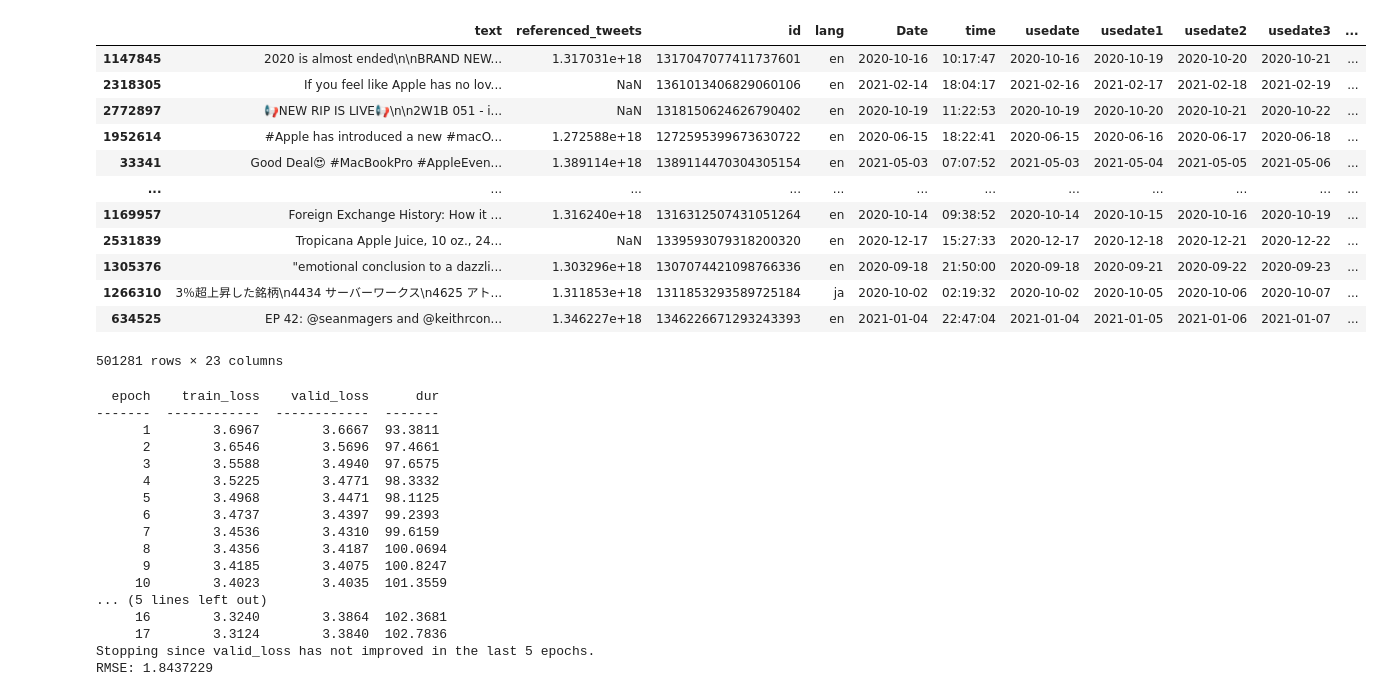
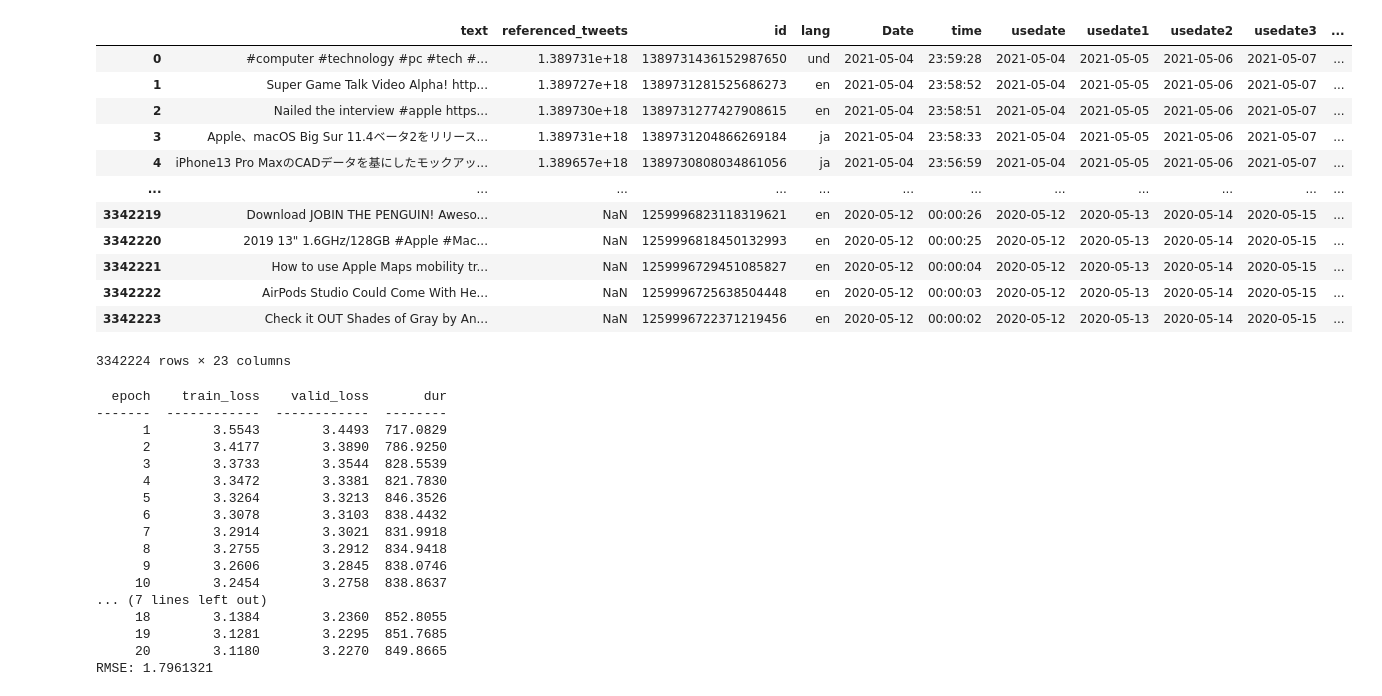
Before and after one commit to nathanindrakumar/Final_Project, a Jupyter notebook: Untitled1.ipynb, the cells around one changed output. Drawn from its saved outputs; the diff is of its cells as text; code cells hidden in the pictures.

```diff
--- a/Untitled1.ipynb
+++ b/Untitled1.ipynb
@@ -34,41 +34,42 @@ def typechange(x):
 typetransform = FunctionTransformer(typechange)
 # %%
 merged = pd.read_csv('mergedfullwithmoredates.csv')
-from sklearn.model_selection import train_test_split
-mergedbig, mergedsmall = train_test_split(merged, test_size=0.15, random_state=0)
+# from sklearn.model_selection import train_test_split
+# mergedbig, mergedsmall = train_test_split(merged, test_size=0.15, random_state=0)
 # mergedsmall.to_csv("mergedsmall.csv", index = False)
 # mergedsmall = pd.read_csv('mergedsmall.csv')
-merged = mergedsmall
+# merged = mergedsmall
 merged = merged.dropna(subset=['Change1','Change2','Change3','Change4','Change5'])
+merged = merged.reset_index(drop=True)
 # Obtaining the tweet contents into a list
 all_tweets = merged["text"]
 all_tweets = all_tweets.to_list()
 import nltk
 # nltk.download('wordnet')
 from nltk.stem import WordNetLemmatizer
 from nltk.tokenize import word_tokenize
 from nltk.corpus import stopwords
 lemmatizer = WordNetLemmatizer()
 def lemming(tweet):
     a = word_tokenize(tweet)
     answer = list(map(lambda x: lemmatizer.lemmatize(x), a))
     return answer
 from nltk.tokenize.treebank import TreebankWordDetokenizer
 merged
 # %% [output]
 |  | text | referenced_tweets | id | lang | Date | time | usedate | usedate1 | usedate2 | usedate3 | ... |
-| 1147845 | 2020 is almost ended\n\nBRAND NEW... | 1.317031e+18 | 1317047077411737601 | en | 2020-10-16 | 10:17:47 | 2020-10-16 | 2020-10-19 | 2020-10-20 | 2020-10-21 | ... |
-| 2318305 | If you feel like Apple has no lov... | NaN | 1361013406829060106 | en | 2021-02-14 | 18:04:17 | 2021-02-16 | 2021-02-17 | 2021-02-18 | 2021-02-19 | ... |
-| 2772897 | 📢NEW RIP IS LIVE📢\n\n2W1B 051 - i... | NaN | 1318150624626790402 | en | 2020-10-19 | 11:22:53 | 2020-10-19 | 2020-10-20 | 2020-10-21 | 2020-10-22 | ... |
-| 1952614 | #Apple has introduced a new #macO... | 1.272588e+18 | 1272595399673630722 | en | 2020-06-15 | 18:22:41 | 2020-06-15 | 2020-06-16 | 2020-06-17 | 2020-06-18 | ... |
-| 33341 | Good Deal😍 #MacBookPro #AppleEven... | 1.389114e+18 | 1389114470304305154 | en | 2021-05-03 | 07:07:52 | 2021-05-03 | 2021-05-04 | 2021-05-05 | 2021-05-06 | ... |
+| 0 | #computer #technology #pc #tech #... | 1.389731e+18 | 1389731436152987650 | und | 2021-05-04 | 23:59:28 | 2021-05-04 | 2021-05-05 | 2021-05-06 | 2021-05-07 | ... |
+| 1 | Super Game Talk Video Alpha! http... | 1.389727e+18 | 1389731281525686273 | en | 2021-05-04 | 23:58:52 | 2021-05-04 | 2021-05-05 | 2021-05-06 | 2021-05-07 | ... |
+| 2 | Nailed the interview #apple https... | 1.389730e+18 | 1389731277427908615 | en | 2021-05-04 | 23:58:51 | 2021-05-04 | 2021-05-05 | 2021-05-06 | 2021-05-07 | ... |
+| 3 | Apple、macOS Big Sur 11.4ベータ2をリリース... | 1.389731e+18 | 1389731204866269184 | ja | 2021-05-04 | 23:58:33 | 2021-05-04 | 2021-05-05 | 2021-05-06 | 2021-05-07 | ... |
+| 4 | iPhone13 Pro MaxのCADデータを基にしたモックアッ... | 1.389657e+18 | 1389730808034861056 | ja | 2021-05-04 | 23:56:59 | 2021-05-04 | 2021-05-05 | 2021-05-06 | 2021-05-07 | ... |
 | ... | ... | ... | ... | ... | ... | ... | ... | ... | ... | ... | ... |
-| 1169957 | Foreign Exchange History: How it ... | 1.316240e+18 | 1316312507431051264 | en | 2020-10-14 | 09:38:52 | 2020-10-14 | 2020-10-15 | 2020-10-16 | 2020-10-19 | ... |
-| 2531839 | Tropicana Apple Juice, 10 oz., 24... | NaN | 1339593079318200320 | en | 2020-12-17 | 15:27:33 | 2020-12-17 | 2020-12-18 | 2020-12-21 | 2020-12-22 | ... |
-| 1305376 | "emotional conclusion to a dazzli... | 1.303296e+18 | 1307074421098766336 | en | 2020-09-18 | 21:50:00 | 2020-09-18 | 2020-09-21 | 2020-09-22 | 2020-09-23 | ... |
-| 1266310 | 3％超上昇した銘柄\n4434 サーバーワークス\n4625 アト... | 1.311853e+18 | 1311853293589725184 | ja | 2020-10-02 | 02:19:32 | 2020-10-02 | 2020-10-05 | 2020-10-06 | 2020-10-07 | ... |
-| 634525 | EP 42: @seanmagers and @keithrcon... | 1.346227e+18 | 1346226671293243393 | en | 2021-01-04 | 22:47:04 | 2021-01-04 | 2021-01-05 | 2021-01-06 | 2021-01-07 | ... |
+| 3342219 | Download JOBIN THE PENGUIN! Aweso... | NaN | 1259996823118319621 | en | 2020-05-12 | 00:00:26 | 2020-05-12 | 2020-05-13 | 2020-05-14 | 2020-05-15 | ... |
+| 3342220 | 2019 13" 1.6GHz/128GB #Apple #Mac... | NaN | 1259996818450132993 | en | 2020-05-12 | 00:00:25 | 2020-05-12 | 2020-05-13 | 2020-05-14 | 2020-05-15 | ... |
+| 3342221 | How to use Apple Maps mobility tr... | NaN | 1259996729451085827 | en | 2020-05-12 | 00:00:04 | 2020-05-12 | 2020-05-13 | 2020-05-14 | 2020-05-15 | ... |
+| 3342222 | AirPods Studio Could Come With He... | NaN | 1259996725638504448 | en | 2020-05-12 | 00:00:03 | 2020-05-12 | 2020-05-13 | 2020-05-14 | 2020-05-15 | ... |
+| 3342223 | Check it OUT Shades of Gray by An... | NaN | 1259996722371219456 | en | 2020-05-12 | 00:00:02 | 2020-05-12 | 2020-05-13 | 2020-05-14 | 2020-05-15 | ... |
-501281 rows × 23 columns
+3342224 rows × 23 columns
 # %%
 stop_words = set(stopwords.words('english'))
 processed_tweets = []
@@ -128,7 +129,7 @@ y_train2 = y_train2.values.reshape(-1,1)
 y_test2 = y_test2.values.reshape(-1,1)
 y_train2 = y_train2.astype(np.float32)
 y_test2 = y_test2.astype(np.float32)
-in_dimension = 5765
+in_dimension = 7665
 hid_dimension = 160
 out_dimension = 1
 
@@ -148,7 +149,7 @@ class PoleNN(nn.Module):
 
 from skorch import NeuralNetRegressor
 from sklearn.pipeline import Pipeline
-x_trainshape = 5765
+x_trainshape = 7665
 class RegressorModule(nn.Module):
     def __init__(
             self,
@@ -193,23 +194,23 @@ y_pred = pipe.predict(x_test)
 rmse = mean_squared_error(y_test2, y_pred, squared = False)
 print("RMSE:", rmse)
 # %% [output]
-  epoch    train_loss    valid_loss      dur
--------  ------------  ------------  -------
-      1        3.6967        3.6667  93.3811
-      2        3.6546        3.5696  97.4661
-      3        3.5588        3.4940  97.6575
-      4        3.5225        3.4771  98.3332
-      5        3.4968        3.4471  98.1125
-      6        3.4737        3.4397  99.2393
-      7        3.4536        3.4310  99.6159
-      8        3.4356        3.4187  100.0694
-      9        3.4185        3.4075  100.8247
-     10        3.4023        3.4035  101.3559
-... (5 lines left out)
-     16        3.3240        3.3864  102.3681
-     17        3.3124        3.3840  102.7836
-Stopping since valid_loss has not improved in the last 5 epochs.
-RMSE: 1.8437229
+  epoch    train_loss    valid_loss       dur
+-------  ------------  ------------  --------
+      1        3.5543        3.4493  717.0829
+      2        3.4177        3.3890  786.9250
+      3        3.3733        3.3544  828.5539
+      4        3.3472        3.3381  821.7830
+      5        3.3264        3.3213  846.3526
+      6        3.3078        3.3103  838.4432
+      7        3.2914        3.3021  831.9918
+      8        3.2755        3.2912  834.9418
+      9        3.2606        3.2845  838.0746
+     10        3.2454        3.2758  838.8637
+... (7 lines left out)
+     18        3.1384        3.2360  852.8055
+     19        3.1281        3.2295  851.7685
+     20        3.1180        3.2270  849.8665
+RMSE: 1.7961321
 # %%
 modelpreds = y_pred
 y = y_test2
```
Also changed, not shown: parts of 6 cells of this notebook, 15 other files.
